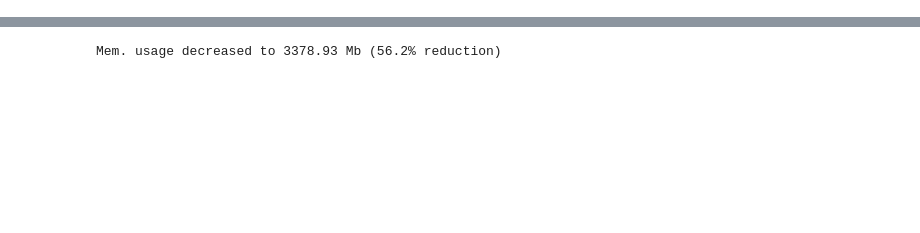
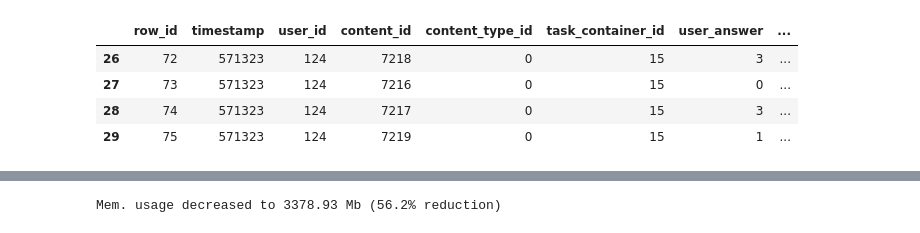
Before and after one commit to zakopuro/kaggle_Riiid, a Jupyter notebook: notebook/EDA.ipynb, the cells around one changed output, grey strips where cells are left out. Cells and saved outputs as stored; diff of their text form; code cells hidden in the pictures; blank space fills up the shorter version.

```diff
--- a/notebook/EDA.ipynb
+++ b/notebook/EDA.ipynb
@@ -8,0 +27,8 @@ pd.set_option('display.max_columns',None)
+# %%
+df[(df['user_id'] == 124) & (df['bundle_id'] == 7216.0)]
+# %% [output]
+|  | row_id | timestamp | user_id | content_id | content_type_id | task_container_id | user_answer | ... |
+| 26 | 72 | 571323 | 124 | 7218 | 0 | 15 | 3 | ... |
+| 27 | 73 | 571323 | 124 | 7216 | 0 | 15 | 0 | ... |
+| 28 | 74 | 571323 | 124 | 7217 | 0 | 15 | 3 | ... |
+| 29 | 75 | 571323 | 124 | 7219 | 0 | 15 | 1 | ... |
```
Also changed, not shown: parts of 24 cells of this notebook, 8 other files.
